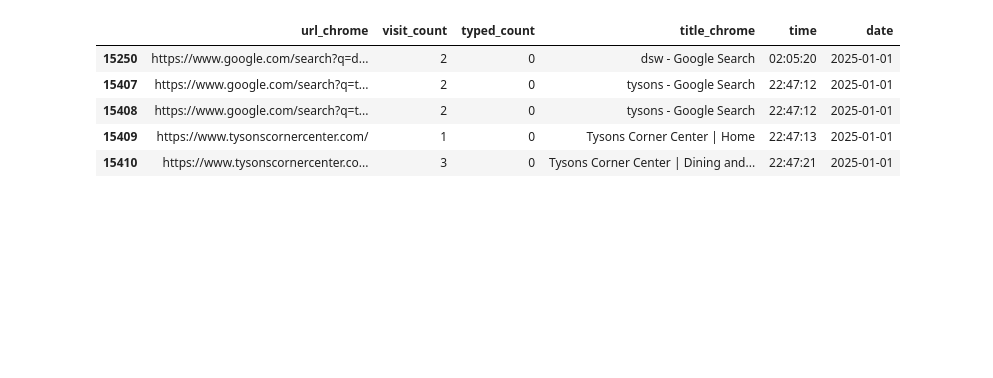
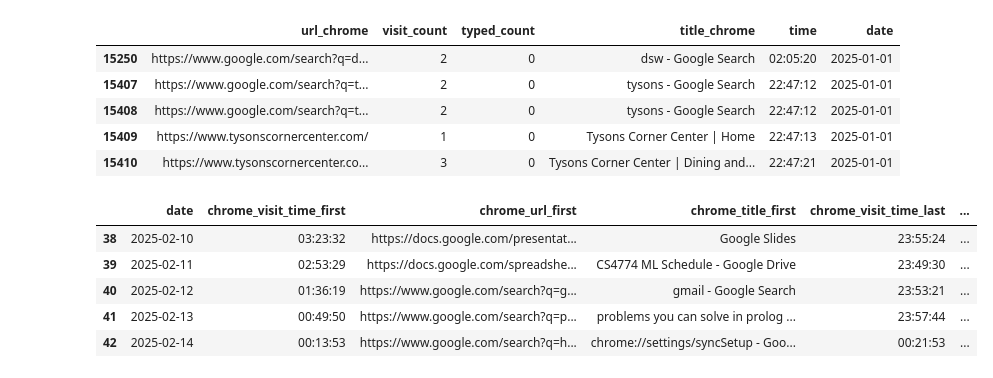
Before and after one commit to elaine-zhang12/google_takeout_sleep, a Jupyter notebook: analysis/all_data.ipynb, the cells around one changed output. Cells and saved outputs as stored; diff of their text form; code cells hidden in the pictures; blank space fills up the shorter version.

```diff
--- a/analysis/all_data.ipynb
+++ b/analysis/all_data.ipynb
@@ -23,6 +23,40 @@ chrome_df.head()
 | 15408 | https://www.google.com/search?q=t... | 2 | 0 | tysons - Google Search | 22:47:12 | 2025-01-01 |
 | 15409 | https://www.tysonscornercenter.com/ | 1 | 0 | Tysons Corner Center | Home | 22:47:13 | 2025-01-01 |
 | 15410 | https://www.tysonscornercenter.co... | 3 | 0 | Tysons Corner Center | Dining and... | 22:47:21 | 2025-01-01 |
+# %%
+# get the first and last visited websites per date
+
+def get_first_and_last_visits(df):
+    # find first and last visited websites per date
+    first_visits = df.loc[df.groupby("date")["time"].idxmin()]
+    last_visits = df.loc[df.groupby("date")["time"].idxmax()]
+
+    # select relevant columns
+    first_visits = first_visits[["date", "time", "url_chrome", "title_chrome"]].rename(columns={
+        "time": "chrome_visit_time_first",
+        "url_chrome": "chrome_url_first",
+        "title_chrome": "chrome_title_first"
+    })
+
+    last_visits = last_visits[["date", "time", "url_chrome", "title_chrome"]].rename(columns={
+        "time": "chrome_visit_time_last",
+        "url_chrome": "chrome_url_last",
+        "title_chrome": "chrome_title_last"
+    })
+
+    # merge both DataFrames on visit_date to get one row per date
+    visit_summary = pd.merge(first_visits, last_visits, on="date")
+    return visit_summary
+
+visit_summary_df = get_first_and_last_visits(chrome_df)
+visit_summary_df.tail()
+# %% [output]
+|  | date | chrome_visit_time_first | chrome_url_first | chrome_title_first | chrome_visit_time_last | ... |
+| 38 | 2025-02-10 | 03:23:32 | https://docs.google.com/presentat... | Google Slides | 23:55:24 | ... |
+| 39 | 2025-02-11 | 02:53:29 | https://docs.google.com/spreadshe... | CS4774 ML Schedule - Google Drive | 23:49:30 | ... |
+| 40 | 2025-02-12 | 01:36:19 | https://www.google.com/search?q=g... | gmail - Google Search | 23:53:21 | ... |
+| 41 | 2025-02-13 | 00:49:50 | https://www.google.com/search?q=p... | problems you can solve in prolog ... | 23:57:44 | ... |
+| 42 | 2025-02-14 | 00:13:53 | https://www.google.com/search?q=h... | chrome://settings/syncSetup - Goo... | 00:21:53 | ... |
 # %%
 # Import the youtube and sleep data
 youtube_sleep_df = pd.read_csv("../youtube_sleep_CB.csv")
```
Also changed, not shown: parts of 3 cells of this notebook, 1 other file.
